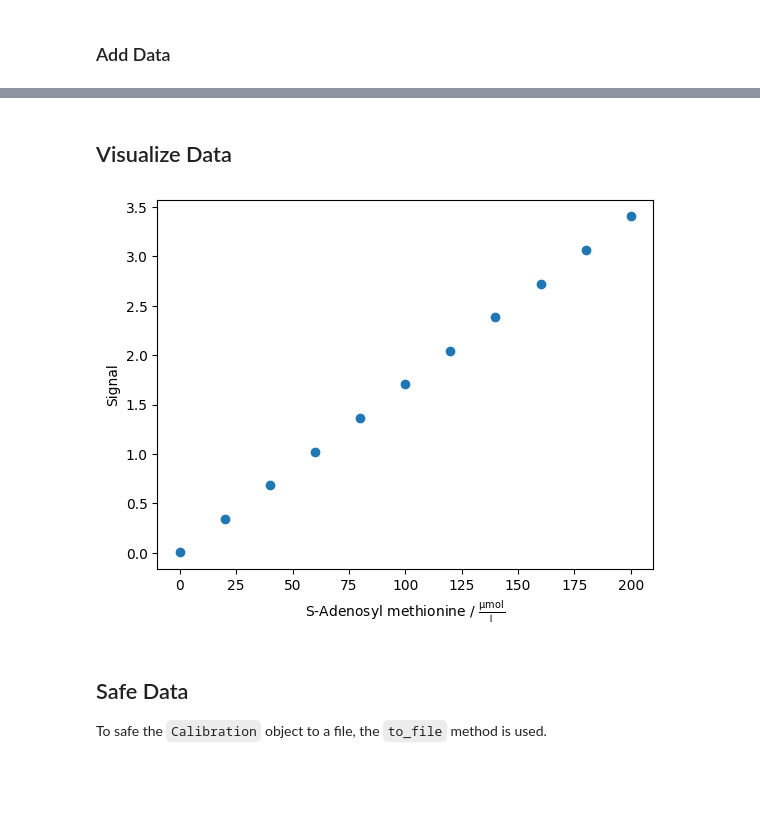
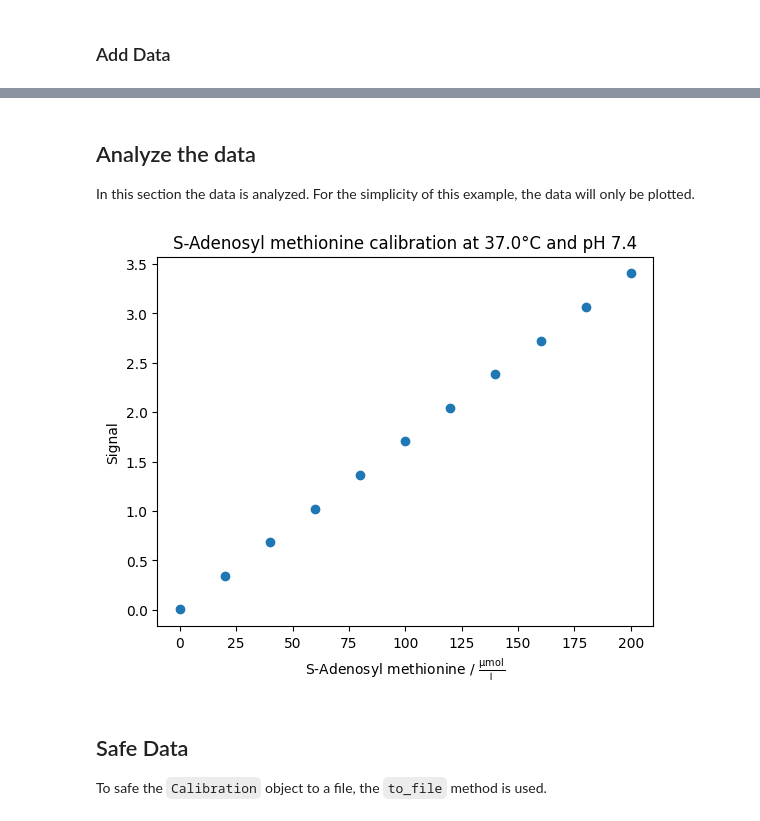
Before and after one commit to FOR5596/data-model-example, a Jupyter notebook: analyse-calibration.ipynb, the cells around one changed output, grey strips where cells are left out. Saved outputs shown, nothing was run; the diff lists cells and outputs as text; code cells hidden in the pictures; blank space fills up the shorter version.

```diff
--- a/analyse-calibration.ipynb
+++ b/analyse-calibration.ipynb
@@ -102,24 +113,31 @@ Calibration
             │                   ├── kind = l
             │                   └── exponent = -1.0
             └── measured_signal = 3.4034991056227235
-# %% [markdown]
-## Visualize Data
+# %% [markdown]
+## Analyze the data
+
+In this section the data is analyzed. For the simplicity of this example, the data will only be plotted.
 # %%
 import matplotlib.pyplot as plt
 
 # Extract data from the the `Calibration` object
 concentrations = sam_calibration.get("samples/init_conc")
 concentrations.insert(0, 0)  # insert data point due to a bug
 unit = sam_calibration.get("samples/conc_unit")
 signals = sam_calibration.get("samples/measured_signal")
 
+# Plot the calibration data of all samples
 plt.scatter(x=concentrations, y=signals)
 plt.ylabel("Signal")
 plt.xlabel(
-    f"{sam_calibration.analyte_name} / {unit[0]._unit.to_string(format='latex')}")
+    f"{sam_calibration.analyte_name} / {unit[0]._unit.to_string(format='latex')}"
+)
+plt.title(
+    f"{sam_calibration.analyte_name} calibration at {sam_calibration.temperature}°C and pH {sam_calibration.ph}"
+)
 plt.show()
 # %% [output]
-[figure, old version]
+[figure, new version]
 # %% [markdown]
 ## Safe Data
 
```
Also changed, not shown: parts of 4 cells of this notebook.
